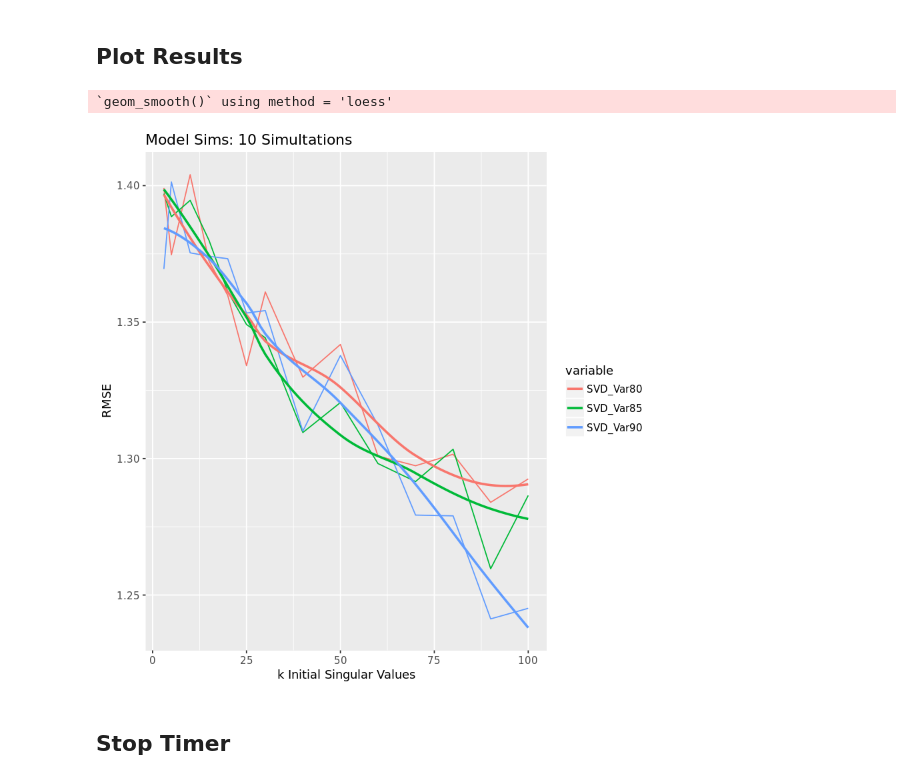
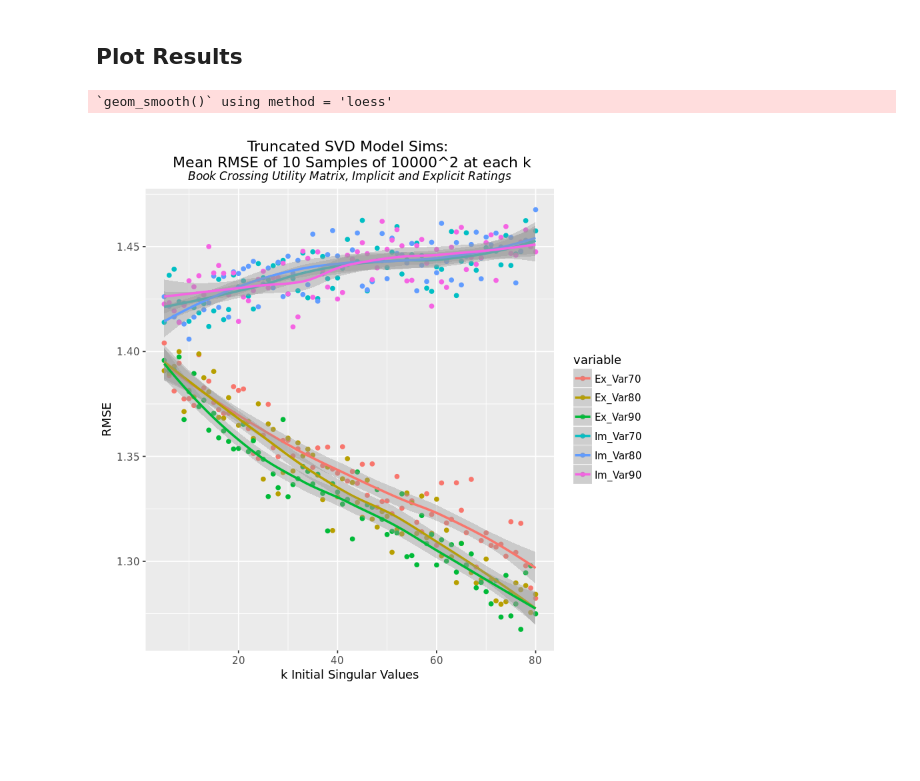
Before and after one commit to wwells/CUNY_DATA_643, a Jupyter notebook: FinalProject/FProject_DataPrep_Modeling_P3.ipynb, the cells around one changed output. Cells and saved outputs as stored; diff of their text form; code cells hidden in the pictures; blank space fills up the shorter version.

Commit message:
feat(FP): TruncSVD sims

```diff
--- a/FinalProject/FProject_DataPrep_Modeling_P3.ipynb
+++ b/FinalProject/FProject_DataPrep_Modeling_P3.ipynb
@@ -288,0 +171,4 @@ head(simresults)
+# %%
+simresults <- readRDS('simresults.rds')
+simtime <- readRDS('simtime.rds')
+head(simresults)
@@ -290,13 +188,3 @@ head(simresults)
 longSim <- melt(simresults, id="k")
 # %% [markdown]
 ## Plot Results
-# %%
-plottext <- paste0("Model Sims: ", N_sims, " Simultations")
-ggplot(longSim, aes(x=k, y=value, colour=variable)) + geom_line() + geom_smooth(se=F) +
-    ylab("RMSE") + xlab("k Initial Singular Values") +
-    ggtitle(plottext)
-# %% [output]
-`geom_smooth()` using method = 'loess'
-[figure, removed]
-# %% [markdown]
-## Stop Timer
@@ -305,0 +191,12 @@ finaltime
+# %%
+ggplot(longSim, aes(x=k, y=value, colour=variable)) + geom_point() + geom_smooth() +
+    #ylab("RMSE") + xlab("k Initial Singular Values") +
+    labs(x="k Initial Singular Values",
+              y="RMSE",
+              title="Truncated SVD Model Sims: \n Mean RMSE of 10 Samples of 10000^2 at each k",
+              subtitle="Book Crossing Utility Matrix, Implicit and Explicit Ratings")+
+    theme(plot.title = element_text(hjust =0.5, vjust = -1),
+         plot.subtitle=element_text(hjust=0.5, face="italic"))
+# %% [output]
+`geom_smooth()` using method = 'loess'
+[figure, added]
```
Also changed, not shown: parts of 24 cells of this notebook, 3 other files.
